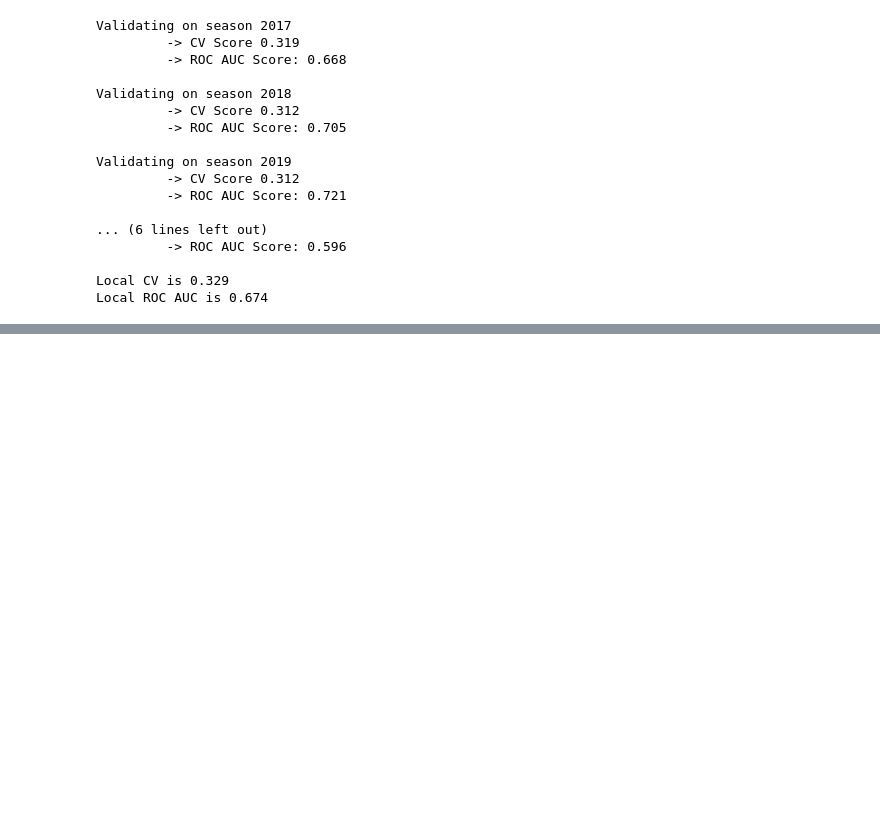
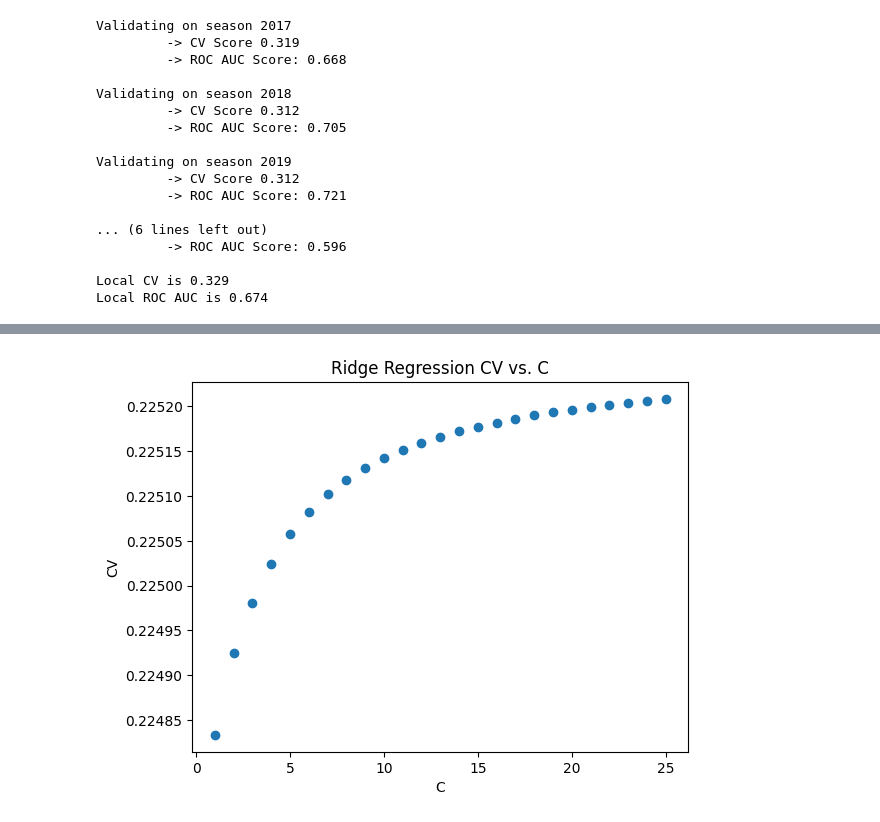
Before and after one commit to ewak42/9417_group_b_march_madness, a Jupyter notebook: advanced_stats_features.ipynb, the cells around one changed output, grey strips where cells are left out. Cells and saved outputs as stored; diff of their text form; code cells hidden in the pictures; blank space fills up the shorter version.

```diff
--- a/advanced_stats_features.ipynb
+++ b/advanced_stats_features.ipynb
@@ -657,0 +720,8 @@ Local ROC AUC is 0.674
+# %%
+plt.scatter(cs, ridge_cvs)
+plt.title("Ridge Regression CV vs. C")
+plt.xlabel("C")
+plt.ylabel("CV")
+plt.show()
+# %% [output]
+[figure, added]
```
Also changed, not shown: parts of 12 cells of this notebook.
